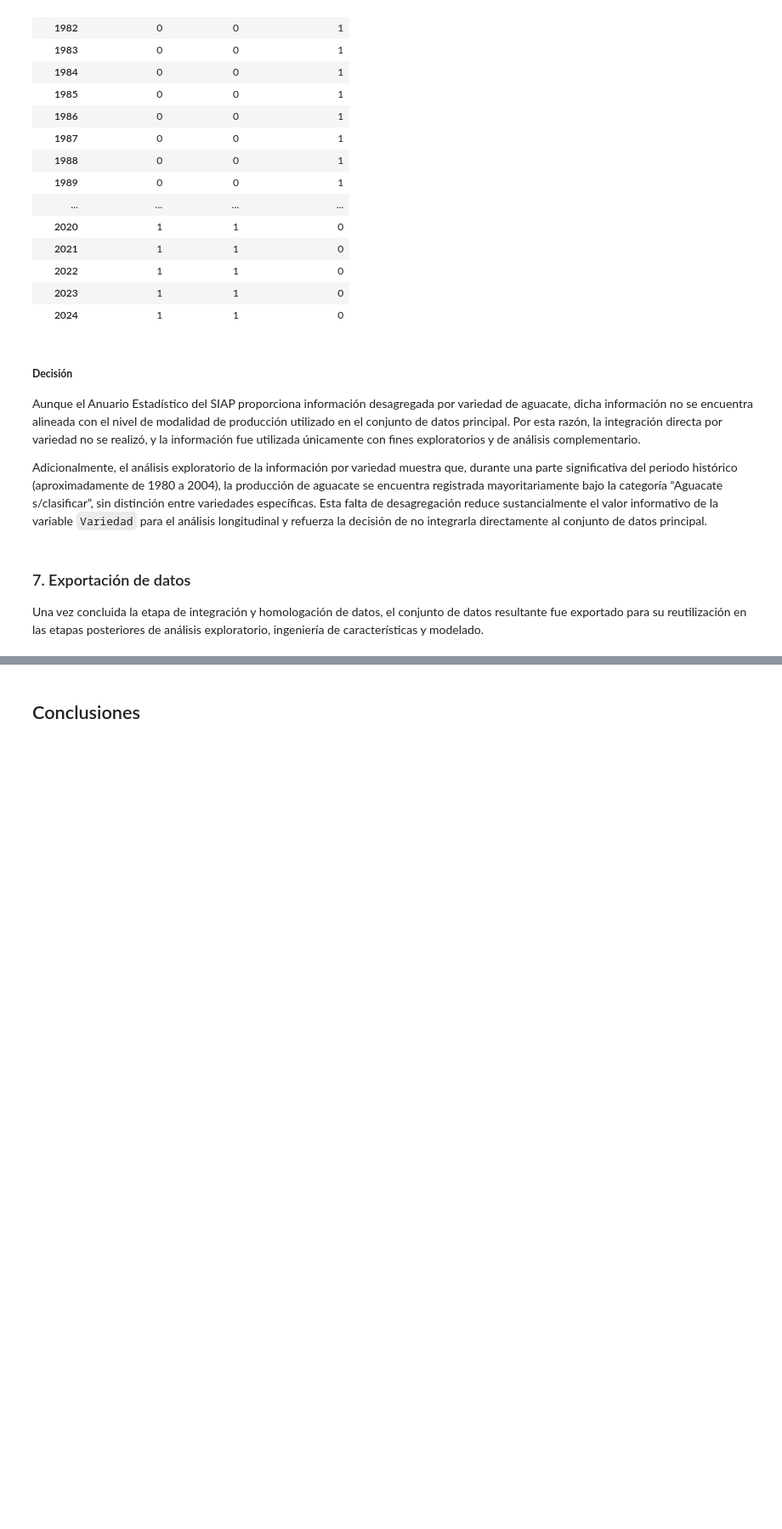
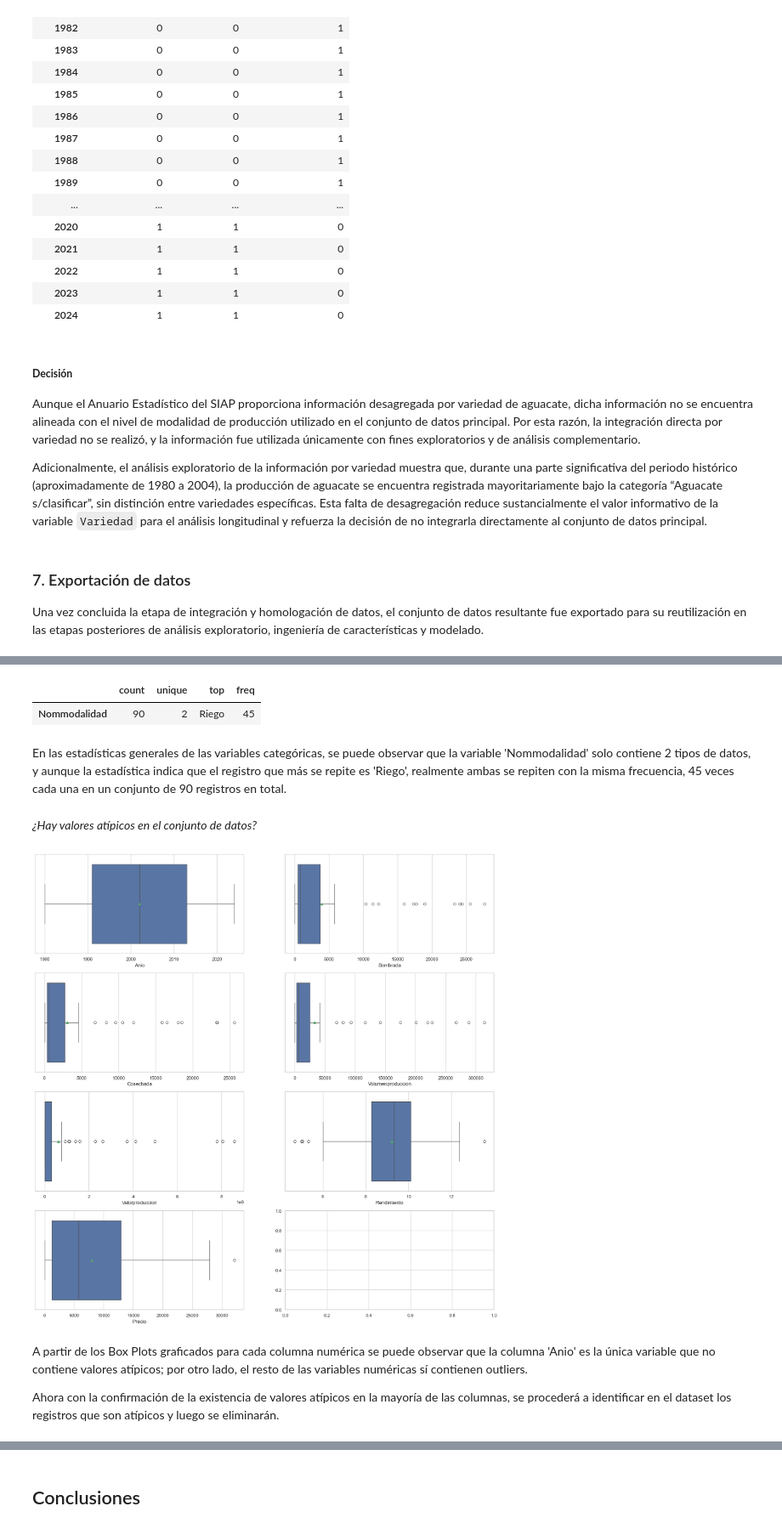
Before and after one commit to juan-pablo-lopez/tc5035-ene26-equipo29, a Jupyter notebook: Avance1.Equipo29.ipynb, the cells around one changed output, grey strips where cells are left out. Shown at 85% size. Saved outputs shown, nothing was run; the diff lists cells and outputs as text; code cells hidden in the pictures; blank space fills up the shorter version.

```diff
--- a/Avance1.Equipo29.ipynb
+++ b/Avance1.Equipo29.ipynb
@@ -740,2 +740,3 @@ texto descriptivo.
 # %%
-# Código
+df = pd.read_csv(PROCESSED_DATA_DIR / "df_master_jalisco_aguacate_1980_2024.csv")
+df.head()
@@ -760,0 +752,8 @@ texto descriptivo.
+# %%
+# Porcentaje de valores faltantes
+num_rows = df.shape[0]
+print("Valores nulos:\n")
+
+for col in df.columns:
+    na = ((df[col].notna().count() - num_rows) * 100) / num_rows
+    print(f'{col}: {na}')
@@ -760,0 +811,4 @@ texto descriptivo.
+# %%
+# Eliminar columna 'Siniestrada'
+df = df.drop(columns=['Siniestrada'])
+df.columns
@@ -760,0 +823,24 @@ texto descriptivo.
+# %%
+df.describe(exclude=np.number).T
+# %% [output]
+|  | count | unique | top | freq |
+| Nommodalidad | 90 | 2 | Riego | 45 |
+# %% [markdown]
+En las estadísticas generales de las variables categóricas, se puede observar que la variable 'Nommodalidad' solo contiene 2 tipos de datos, y aunque la estadística indica que el registro que más se repite es 'Riego', realmente ambas se repiten con la misma frecuencia, 45 veces cada una en un conjunto de 90 registros en total.
+# %% [markdown]
+*¿Hay valores atípicos en el conjunto de datos?*
+# %%
+# Graficar matriz de box plots para demostrar valores atípicos
+figure, axes = plt.subplots(4, 2, figsize = (20,20))
+axes = axes.ravel()
+num_cols = ['Anio', 'Sembrada', 'Cosechada', 'Volumenproduccion', 'Valorproduccion', 'Rendimiento', 'Precio']
+
+for col, ax in zip(num_cols, axes):
+    sns.boxplot(x = df[col], ax = ax, showmeans = True)
+    ax.set(xlabel = f'{col}')
+# %% [output]
+[figure, added]
+# %% [markdown]
+A partir de los Box Plots graficados para cada columna numérica se puede observar que la columna 'Anio' es la única variable que no contiene valores atípicos; por otro lado, el resto de las variables numéricas sí contienen outliers.
+
+Ahora con la confirmación de la existencia de valores atípicos en la mayoría de las columnas, se procederá a identificar en el dataset los registros que son atípicos y luego se eliminarán.
```
Also changed, not shown: parts of 33 cells of this notebook.
